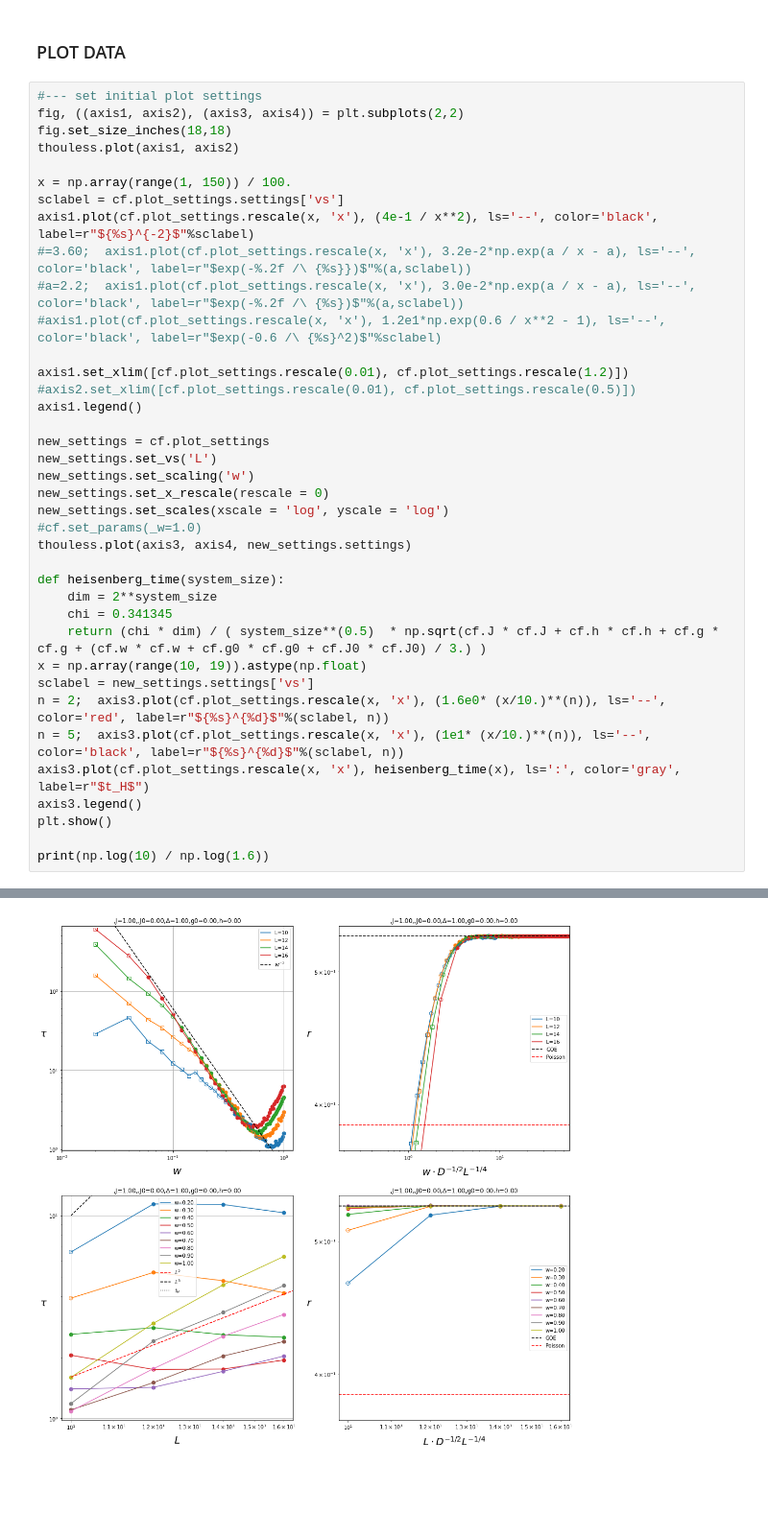
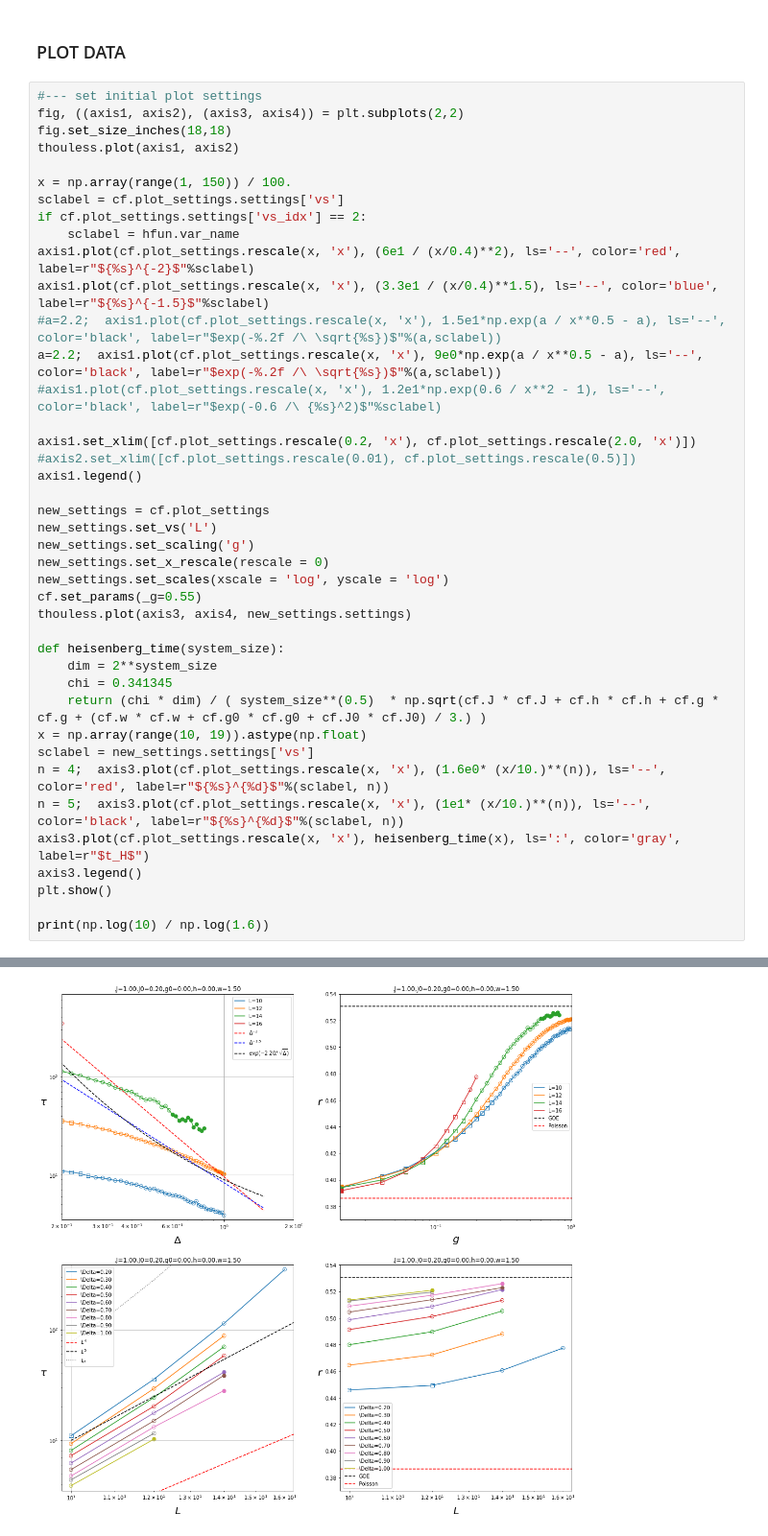
Before and after one commit to makskliczkowski/Transverse_Ising_ETH, a Jupyter notebook: IsignTransverse_ETH/Python/sff_thouless.ipynb, the cells around one changed output, grey strips where cells are left out. Shown: that part at 96% size. Saved outputs shown, nothing was run; the diff lists cells and outputs as text; blank space fills up the shorter version.

```diff
--- a/IsignTransverse_ETH/Python/sff_thouless.ipynb
+++ b/IsignTransverse_ETH/Python/sff_thouless.ipynb
@@ -72,21 +72,24 @@ thouless.plot(axis1, axis2)
 
 x = np.array(range(1, 150)) / 100.
 sclabel = cf.plot_settings.settings['vs']
-axis1.plot(cf.plot_settings.rescale(x, 'x'), (4e-1 / x**2), ls='--', color='black', label=r"${%s}^{-2}$"%sclabel)
-#=3.60;  axis1.plot(cf.plot_settings.rescale(x, 'x'), 3.2e-2*np.exp(a / x - a), ls='--', color='black', label=r"$exp(-%.2f /\ {%s}})$"%(a,sclabel))
-#a=2.2;  axis1.plot(cf.plot_settings.rescale(x, 'x'), 3.0e-2*np.exp(a / x - a), ls='--', color='black', label=r"$exp(-%.2f /\ {%s})$"%(a,sclabel))
+if cf.plot_settings.settings['vs_idx'] == 2:
+    sclabel = hfun.var_name
+axis1.plot(cf.plot_settings.rescale(x, 'x'), (6e1 / (x/0.4)**2), ls='--', color='red', label=r"${%s}^{-2}$"%sclabel)
+axis1.plot(cf.plot_settings.rescale(x, 'x'), (3.3e1 / (x/0.4)**1.5), ls='--', color='blue', label=r"${%s}^{-1.5}$"%sclabel)
+#a=2.2;  axis1.plot(cf.plot_settings.rescale(x, 'x'), 1.5e1*np.exp(a / x**0.5 - a), ls='--', color='black', label=r"$exp(-%.2f /\ \sqrt{%s})$"%(a,sclabel))
+a=2.2;  axis1.plot(cf.plot_settings.rescale(x, 'x'), 9e0*np.exp(a / x**0.5 - a), ls='--', color='black', label=r"$exp(-%.2f /\ \sqrt{%s})$"%(a,sclabel))
 #axis1.plot(cf.plot_settings.rescale(x, 'x'), 1.2e1*np.exp(0.6 / x**2 - 1), ls='--', color='black', label=r"$exp(-0.6 /\ {%s}^2)$"%sclabel)
 
-axis1.set_xlim([cf.plot_settings.rescale(0.01), cf.plot_settings.rescale(1.2)])
+axis1.set_xlim([cf.plot_settings.rescale(0.2, 'x'), cf.plot_settings.rescale(2.0, 'x')])
 #axis2.set_xlim([cf.plot_settings.rescale(0.01), cf.plot_settings.rescale(0.5)])
 axis1.legend()
 
 new_settings = cf.plot_settings
 new_settings.set_vs('L')
-new_settings.set_scaling('w')
+new_settings.set_scaling('g')
 new_settings.set_x_rescale(rescale = 0)
 new_settings.set_scales(xscale = 'log', yscale = 'log')
-#cf.set_params(_w=1.0)
+cf.set_params(_g=0.55)
 thouless.plot(axis3, axis4, new_settings.settings)
 
 def heisenberg_time(system_size):
@@ -95,7 +98,7 @@ def heisenberg_time(system_size):
     return (chi * dim) / ( system_size**(0.5)  * np.sqrt(cf.J * cf.J + cf.h * cf.h + cf.g * cf.g + (cf.w * cf.w + cf.g0 * cf.g0 + cf.J0 * cf.J0) / 3.) )
 x = np.array(range(10, 19)).astype(np.float)
 sclabel = new_settings.settings['vs']
-n = 2;  axis3.plot(cf.plot_settings.rescale(x, 'x'), (1.6e0* (x/10.)**(n)), ls='--', color='red', label=r"${%s}^{%d}$"%(sclabel, n))
+n = 4;  axis3.plot(cf.plot_settings.rescale(x, 'x'), (1.6e0* (x/10.)**(n)), ls='--', color='red', label=r"${%s}^{%d}$"%(sclabel, n))
 n = 5;  axis3.plot(cf.plot_settings.rescale(x, 'x'), (1e1* (x/10.)**(n)), ls='--', color='black', label=r"${%s}^{%d}$"%(sclabel, n))
 axis3.plot(cf.plot_settings.rescale(x, 'x'), heisenberg_time(x), ls=':', color='gray', label=r"$t_H$")
 axis3.legend()
@@ -123,2 +126,2 @@ x0=0.00
-[figure, old version]
+[figure, new version]
 4.899079389427794
```
Also changed, not shown: parts of 2 cells of this notebook, 9 other files.
